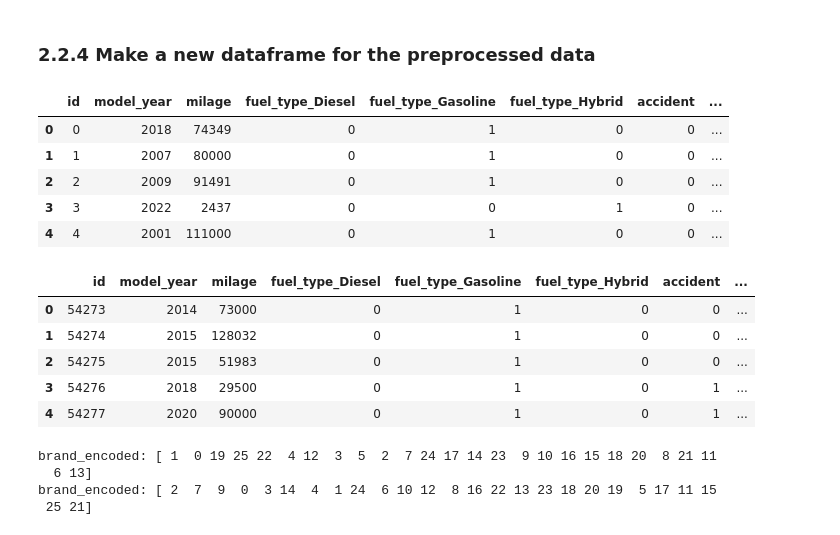
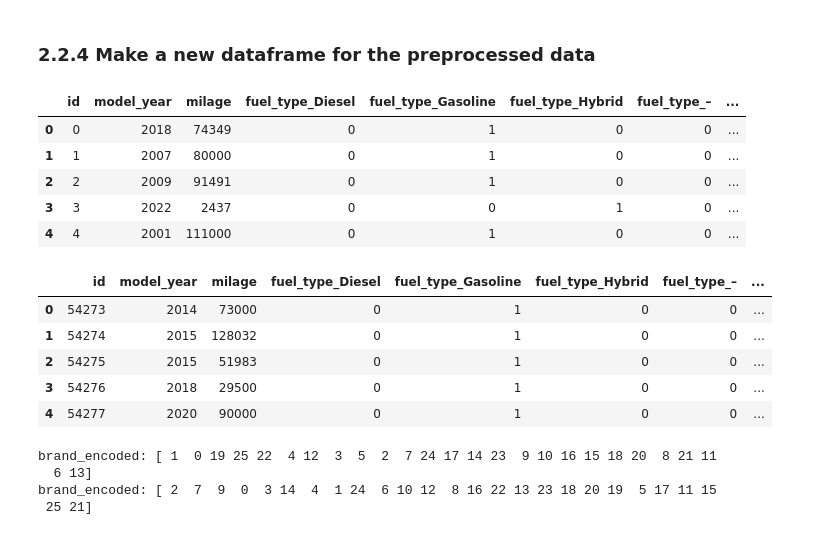
Before and after one commit to sseantheg/Car-Price-Prediction-with-XGBoost, a Jupyter notebook: Car Price Prediction with XGBoost.ipynb, the cells around one changed output. Cells and saved outputs as stored; diff of their text form; code cells hidden in the pictures.

```diff
--- a/Car Price Prediction with XGBoost.ipynb
+++ b/Car Price Prediction with XGBoost.ipynb
@@ -306,7 +302,8 @@ color_map = {
     'gray': ['gray', 'grey', 'charcoal', 'slate', 'graphite', 'ash'],
     'orange': ['orange', 'tangerine', 'apricot', 'peach', 'mango'],
     'brown': ['brown', 'tan', 'chocolate', 'camel', 'khaki', 'dune'],
-    'beige': ['beige', 'cream', 'vanilla', 'linen', 'isis', 'lunar']
+    'beige': ['beige', 'cream', 'vanilla', 'linen', 'isis', 'lunar'],
+    'other': ['pink', 'c / c', '–', 'custom'] #another way to deal with '–' is to put it as another category, but we will try this
 }
 
 def transform_color(color_str):
@@ -351,11 +345,11 @@ ext_col: ['Blue' 'Black' 'Purple' 'Gray' 'White' 'Red' 'Silver' 'Green' 'Orange'
 # %%
-print(" pink in ext_col:", test_df2[test_df2.ext_col == 'pink'].shape[0])
-print(" c / c in ext_col:", test_df2[test_df2.ext_col == 'c / c'].shape[0])
-print(" custom color in ext_col:", test_df2[test_df2.ext_col == 'custom color'].shape[0])
+# print(" pink in ext_col:", test_df2[test_df2.ext_col == 'pink'].shape[0])
+# print(" c / c in ext_col:", test_df2[test_df2.ext_col == 'c / c'].shape[0])
+# print(" custom color in ext_col:", test_df2[test_df2.ext_col == 'custom color'].shape[0])
 
-# Remove rows with edge cases
-test_df2 = test_df2[test_df2['ext_col'] != 'pink']
-test_df2 = test_df2[test_df2['ext_col'] != "c / c"]
-test_df2 = test_df2[test_df2['ext_col'] != 'custom color']
-print("ext_col:", test_df2.ext_col.unique())
-test_df2.shape
+# # Remove rows with edge cases
+# test_df2 = test_df2[test_df2['ext_col'] != 'pink']
+# test_df2 = test_df2[test_df2['ext_col'] != "c / c"]
+# test_df2 = test_df2[test_df2['ext_col'] != 'custom color']
+# print("ext_col:", test_df2.ext_col.unique())
+# test_df2.shape
@@ -441,12 +428,12 @@ other_brand = ['Volvo', 'MINI', 'Maserati', 'Bentley', 'Genesis', 'Chrysler', 'B
 
 # Using replace function to group edge cases of brand & ext_col
 train_df3 = train_df2.copy()
-train_df3['ext_col'] = train_df3['ext_col'].replace(other_color, 'other')
-train_df3['brand'] = train_df3['brand'].replace(other_brand, 'other')
+train_df3['ext_col'] = train_df3['ext_col'].replace(other_color, 'Other')
+train_df3['brand'] = train_df3['brand'].replace(other_brand, 'Other')
 
 test_df3 = test_df2.copy()
-test_df3['ext_col'] = test_df3['ext_col'].replace(other_color, 'other')
-test_df3['brand'] = test_df3['brand'].replace(other_brand, 'other')
+test_df3['ext_col'] = test_df3['ext_col'].replace(other_color, 'Other')
+test_df3['brand'] = test_df3['brand'].replace(other_brand, 'Other')
 # %%
 print(train_df3['brand'].value_counts())
 print(train_df3['ext_col'].value_counts())
@@ -498,7 +485,7 @@ ext_col_encoding = {
     'Silver': 3,
     'Blue': 4,
     'Red': 5,
-    'other': 6
+    'Other': 6
 }
 
 brand_encoding = {
@@ -527,7 +514,7 @@ brand_encoding = {
     'Acura': 22,
     'Volkswagen': 23,
     'Kia': 24,
-    'other': 25
+    'Other': 25
 }
 
 
@@ -565,27 +552,27 @@ test_df3.head()
 # %% [markdown]
 ### 2.2.4 Make a new dataframe for the preprocessed data
 # %%
-train_df = train_df3[['id', 'model_year', 'milage', 'fuel_type_Diesel', 'fuel_type_Gasoline', 'fuel_type_Hybrid', 'accident', 'brand_encoded',
+train_df = train_df3[['id', 'model_year', 'milage', 'fuel_type_Diesel', 'fuel_type_Gasoline', 'fuel_type_Hybrid', 'fuel_type_–', 'accident', 'brand_encoded',
                       'ext_col_encoded', 'price']].copy()
 train_df.head()
 # %% [output]
-|  | id | model_year | milage | fuel_type_Diesel | fuel_type_Gasoline | fuel_type_Hybrid | accident | ... |
+|  | id | model_year | milage | fuel_type_Diesel | fuel_type_Gasoline | fuel_type_Hybrid | fuel_type_– | ... |
 | 0 | 0 | 2018 | 74349 | 0 | 1 | 0 | 0 | ... |
 | 1 | 1 | 2007 | 80000 | 0 | 1 | 0 | 0 | ... |
 | 2 | 2 | 2009 | 91491 | 0 | 1 | 0 | 0 | ... |
 | 3 | 3 | 2022 | 2437 | 0 | 0 | 1 | 0 | ... |
 | 4 | 4 | 2001 | 111000 | 0 | 1 | 0 | 0 | ... |
 # %%
-test_df = test_df3[['id', 'model_year', 'milage', 'fuel_type_Diesel', 'fuel_type_Gasoline', 'fuel_type_Hybrid',
+test_df = test_df3[['id', 'model_year', 'milage', 'fuel_type_Diesel', 'fuel_type_Gasoline', 'fuel_type_Hybrid', 'fuel_type_–',
                     'accident', 'brand_encoded', 'ext_col_encoded']].copy()
 test_df.head()
 # %% [output]
-|  | id | model_year | milage | fuel_type_Diesel | fuel_type_Gasoline | fuel_type_Hybrid | accident | ... |
+|  | id | model_year | milage | fuel_type_Diesel | fuel_type_Gasoline | fuel_type_Hybrid | fuel_type_– | ... |
 | 0 | 54273 | 2014 | 73000 | 0 | 1 | 0 | 0 | ... |
 | 1 | 54274 | 2015 | 128032 | 0 | 1 | 0 | 0 | ... |
 | 2 | 54275 | 2015 | 51983 | 0 | 1 | 0 | 0 | ... |
-| 3 | 54276 | 2018 | 29500 | 0 | 1 | 0 | 1 | ... |
-| 4 | 54277 | 2020 | 90000 | 0 | 1 | 0 | 1 | ... |
+| 3 | 54276 | 2018 | 29500 | 0 | 1 | 0 | 0 | ... |
+| 4 | 54277 | 2020 | 90000 | 0 | 1 | 0 | 0 | ... |
 # %%
 print("brand_encoded:", train_df.brand_encoded.unique())
 print("brand_encoded:", test_df.brand_encoded.unique())
```
Also changed, not shown: parts of 25 cells of this notebook.
